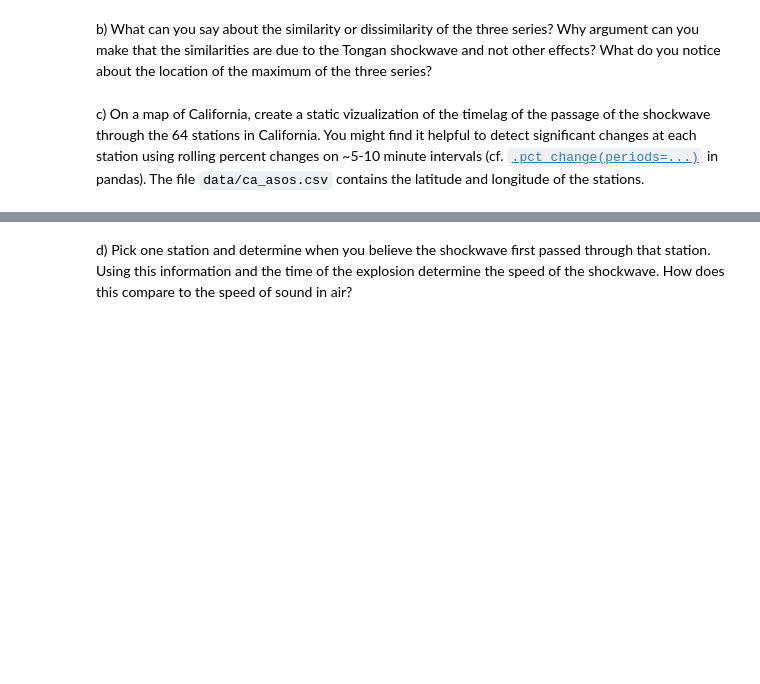
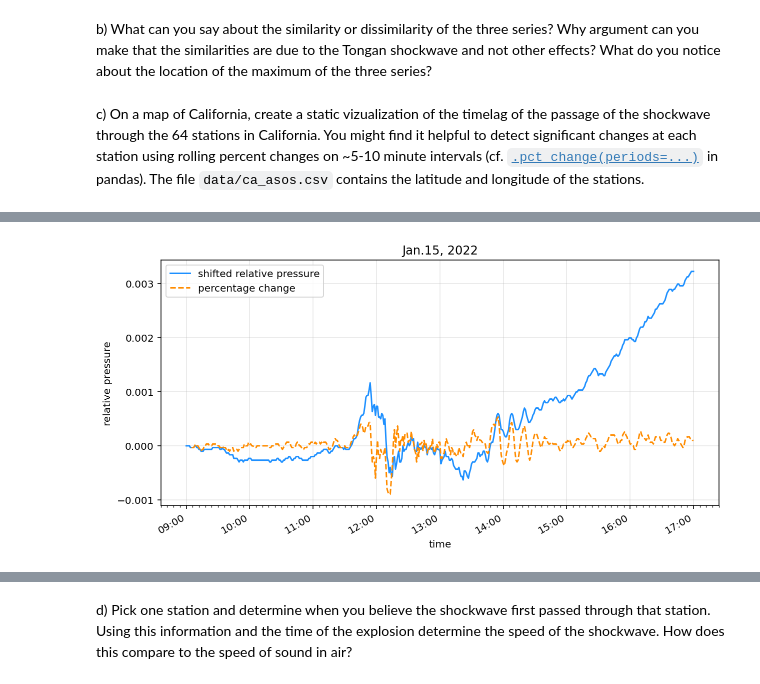
Before and after one commit to yanglyu902/UCB-AY250-HW, a Jupyter notebook: hw_2/hw_2.ipynb, the cells around one changed output, grey strips where cells are left out. Saved outputs shown, nothing was run; the diff lists cells and outputs as text; code cells hidden in the pictures; blank space fills up the shorter version.

```diff
--- a/hw_2/hw_2.ipynb
+++ b/hw_2/hw_2.ipynb
@@ -82,0 +104,18 @@ c) On a map of California, create a static vizualization of the timelag of the p
+# %%
+# visualize pressure gradients
+fig, ax = plt.subplots(figsize=(10,5))
+ax.plot(df['time'], -1 + df['SBA']/df['SBA'][0], label='shifted relative pressure', color='dodgerblue')
+ax.plot(df['time'], df['SBA'].pct_change(periods=5), '--', label='percentage change', color='darkorange')
+
+ax.xaxis.set_major_locator(mdates.HourLocator(interval=1))
+ax.xaxis.set_major_formatter(mdates.DateFormatter('%H:%M'))
+ax.xaxis.set_minor_locator(mdates.MinuteLocator(interval=6))
+ax.set_xlabel('time')
+ax.set_ylabel('relative pressure')
+plt.gcf().autofmt_xdate() # Rotation
+plt.legend()
+plt.grid(alpha=0.3)
+plt.title('Jan.15, 2022')
+plt.show()
+# %% [output]
+[figure, added]
```
Also changed, not shown: parts of 19 cells of this notebook.
